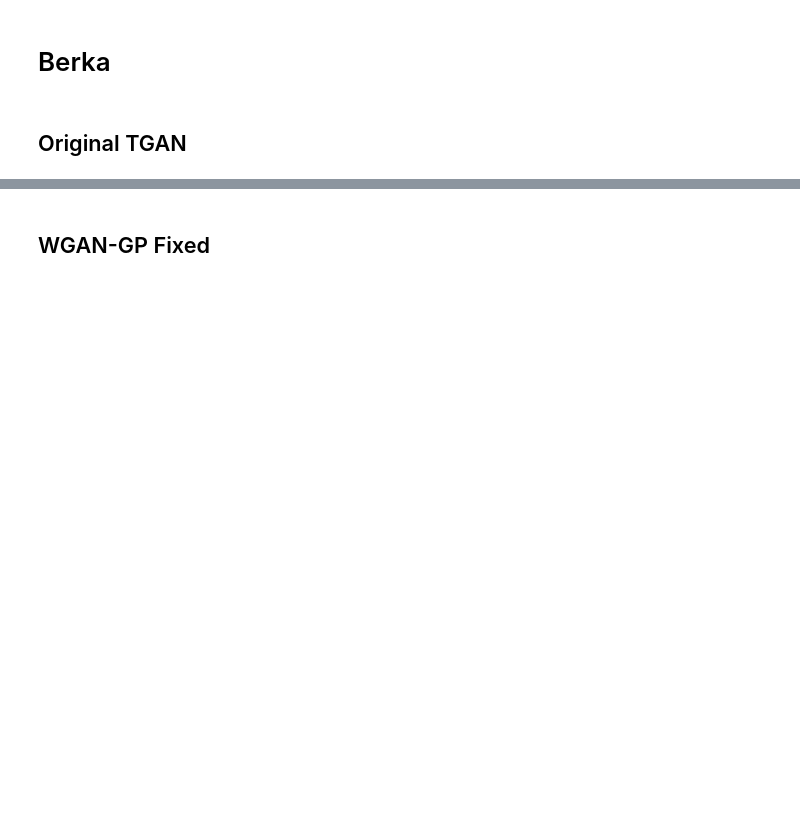
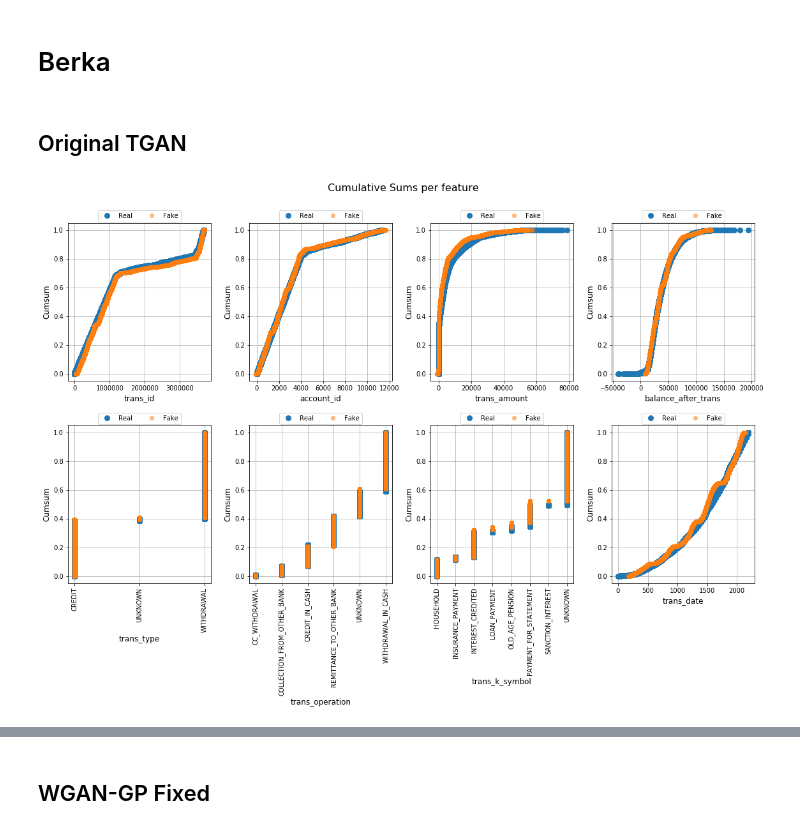
Before and after one commit to Baukebrenninkmeijer/TGAN, a Jupyter notebook: data_comparison_berka.ipynb, the cells around one changed output, grey strips where cells are left out. Saved outputs shown, nothing was run; the diff lists cells and outputs as text; code cells hidden in the pictures; blank space fills up the shorter version.

```diff
--- a/data_comparison_berka.ipynb
+++ b/data_comparison_berka.ipynb
@@ -36,4 +36,8 @@ def get_data(path_real, path_fake, real_sep=';', fake_sep=',', drop_columns=None
 # %%
 real, fake = get_data('../data/berka/berka_cat.csv', '../final_data/berka/berka_sample_tgan.csv')
 tgan_org_evaluator = DataEvaluator(real, fake)
+# %%
+tgan_org_evaluator.plot_cumsums()
+# %% [output]
+[figure, added]
 # %%
```
Also changed, not shown: parts of 12 cells of this notebook, 3 other files.
